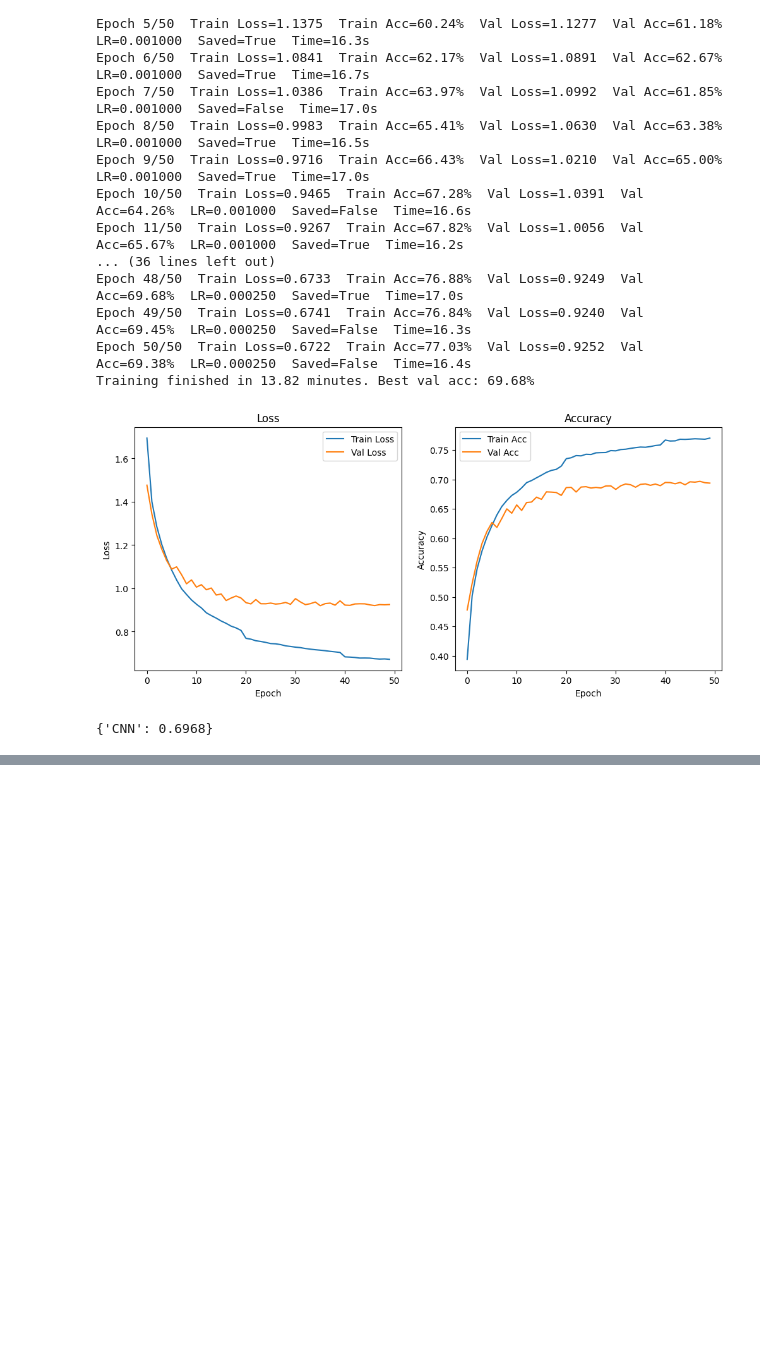
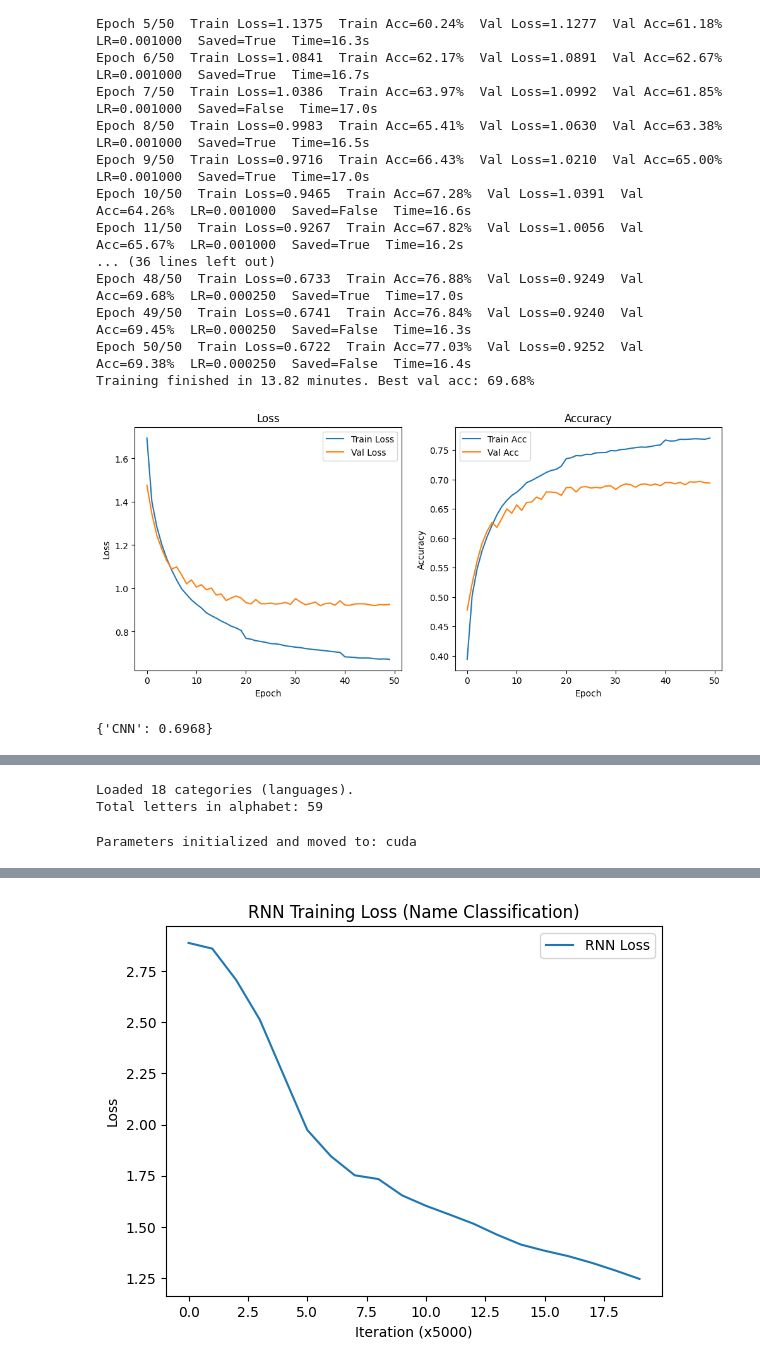
Before and after one commit to OmarMar19/From-CNNs-to-Transformers-A-PyTorch-Implementation, a Jupyter notebook: main.ipynb, the cells around one changed output, grey strips where cells are left out. Saved outputs shown, nothing was run; the diff lists cells and outputs as text; code cells hidden in the pictures; blank space fills up the shorter version.

```diff
--- a/main.ipynb
+++ b/main.ipynb
@@ -605,0 +316,68 @@ print("Transformer Test Accuracy:", transformer_acc)
+# %%
+all_letters = string.ascii_letters + " .,;'-"
+n_letters = len(all_letters) + 1 # Plus one for EOS marker
+
+def unicodeToAscii(s):
+    return ''.join(
+        c for c in unicodedata.normalize('NFD', s)
+        if unicodedata.category(c) != 'Mn'
+        and c in all_letters
+    )
+
+def readLines(filename):
+    lines = open(filename, encoding='utf-8').read().strip().split('\n')
+    return [unicodeToAscii(line) for line in lines]
+
+category_lines = {}
+all_categories = []
+for filename in glob.glob('data/names/*.txt'):
+    category = os.path.splitext(os.path.basename(filename))[0]
+    all_categories.append(category)
+    lines = readLines(filename)
+    category_lines[category] = lines
+
+n_categories = len(all_categories)
+print(f"Loaded {n_categories} categories (languages).")
+print(f"Total letters in alphabet: {n_letters}")
+
+
+
+def letterToIndex(letter):
+    return all_letters.find(letter)
+
+def lineToTensor(line):
+    tensor = torch.zeros(len(line), n_letters)
+    for li, letter in enumerate(line):
+        tensor[li][letterToIndex(letter)] = 1 # One-hot encode the letter
+    return tensor
+
+def randomTrainingExample():
+    category = random.choice(all_categories)
+    line = random.choice(category_lines[category])
+    category_tensor = torch.tensor([all_categories.index(category)], dtype=torch.long)
+    line_tensor = lineToTensor(line)
+    return category, line, category_tensor, line_tensor
+
+def categoryFromOutput(output):
+    top_n, top_i = output.topk(1)
+    category_i = top_i[0].item()
+    return all_categories[category_i]
+# %% [output]
+Loaded 18 categories (languages).
+Total letters in alphabet: 59
+# %%
+n_hidden = 128
+device = torch.device("cuda" if torch.cuda.is_available() else "cpu")
+
+# --- Initialize Parameters ---
+Wx = nn.Parameter(torch.randn(n_letters, n_hidden, device=device) * 0.01)
+Wh = nn.Parameter(torch.randn(n_hidden, n_hidden, device=device) * 0.01)
+b = nn.Parameter(torch.zeros(n_hidden, device=device))
+W_out = nn.Parameter(torch.randn(n_hidden, n_categories, device=device) * 0.01)
+b_out = nn.Parameter(torch.zeros(n_categories, device=device))
+
+params = [Wx, Wh, b, W_out, b_out]
+
+print("Parameters initialized and moved to:", device)
+# %% [output]
+Parameters initialized and moved to: cuda
@@ -605,0 +437,11 @@ print("Transformer Test Accuracy:", transformer_acc)
+# %%
+print("Starting RNN training on device:", device)
+train_losses = train_rnn_names(n_iters=100000, lr=0.005, print_every=5000)
+
+plt.plot(train_losses, label="RNN Loss")
+plt.title("RNN Training Loss (Name Classification)")
+plt.xlabel("Iteration (x5000)")
+plt.ylabel("Loss")
+plt.legend()
+plt.show()
+# %% [output]
@@ -605,0 +465 @@ print("Transformer Test Accuracy:", transformer_acc)
+[figure, added]
```
Also changed, not shown: parts of 52 cells of this notebook.
